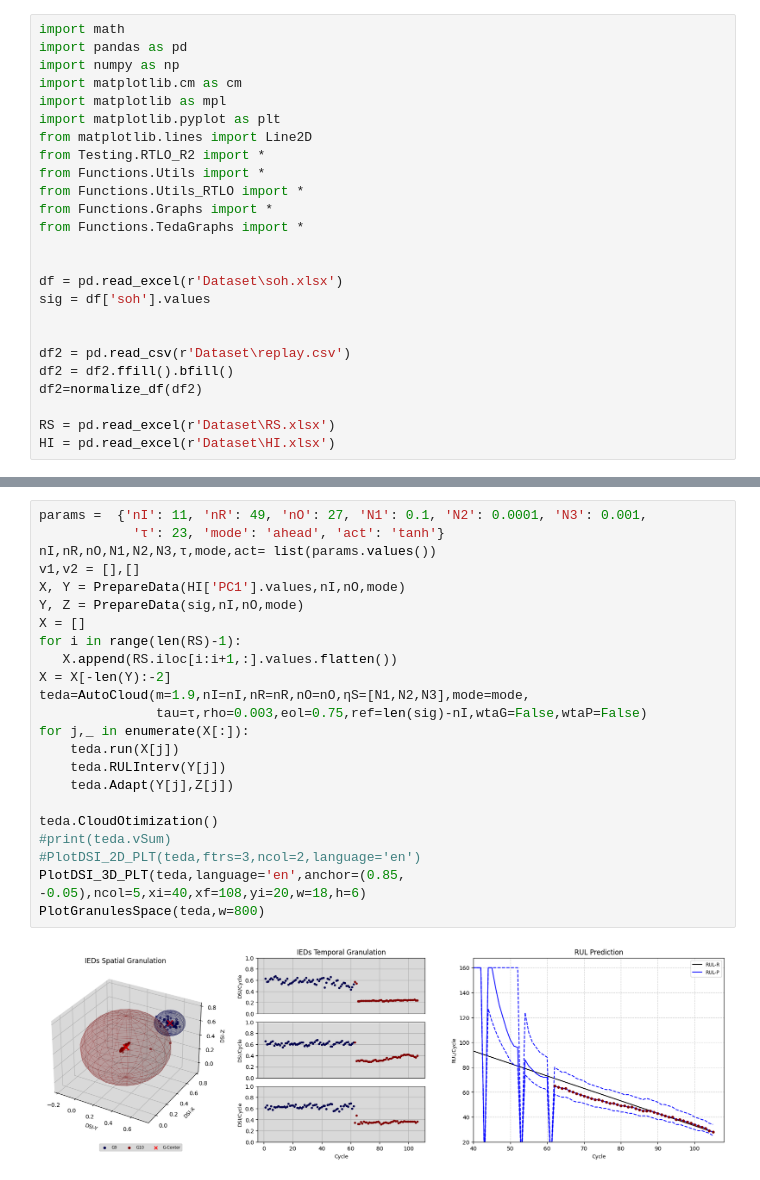
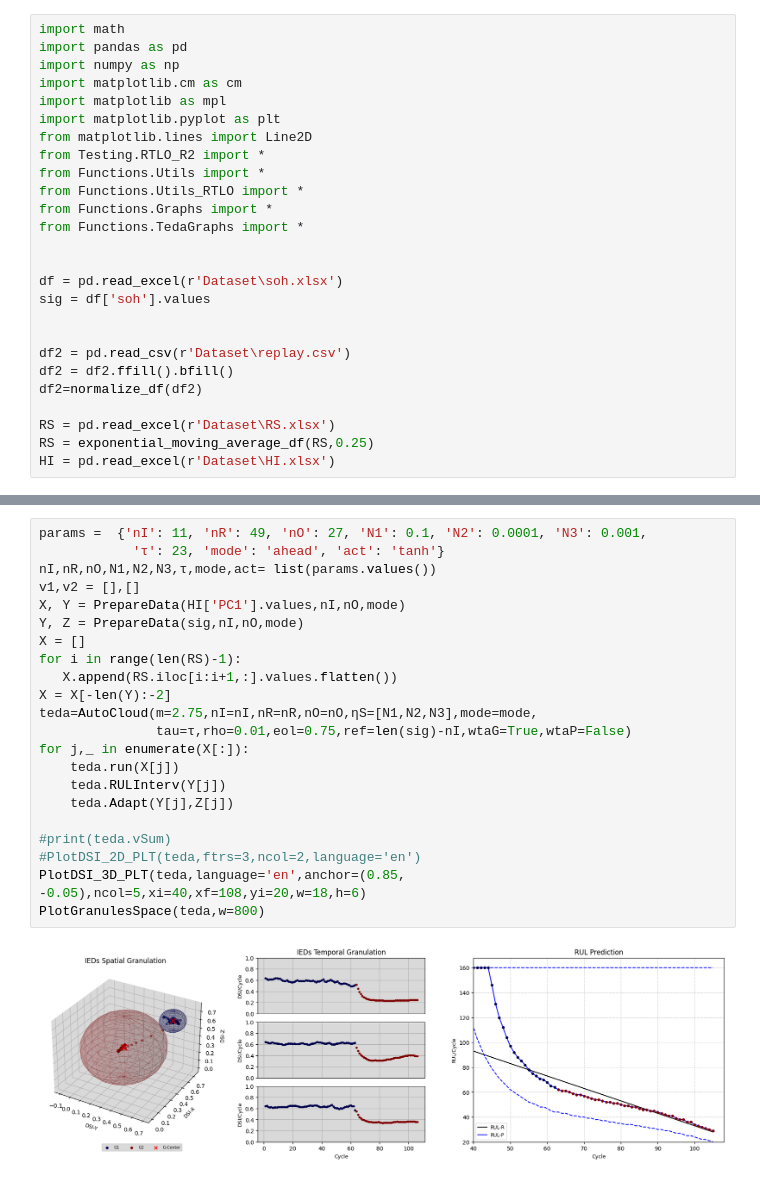
Before and after one commit to cduartes0203/Batteries_Prognostics, a Jupyter notebook: test_AutoCloudPred_R00.ipynb, the cells around one changed output, grey strips where cells are left out. Drawn from its saved outputs; the diff is of its cells as text.

```diff
--- a/test_AutoCloudPred_R00.ipynb
+++ b/test_AutoCloudPred_R00.ipynb
@@ -22,6 +22,7 @@ df2 = df2.ffill().bfill()
 df2=normalize_df(df2)
 
 RS = pd.read_excel(r'Dataset\RS.xlsx')
+RS = exponential_moving_average_df(RS,0.25)
 HI = pd.read_excel(r'Dataset\HI.xlsx')
 # %%
 def euclidian_dist(x1,x2):
@@ -556,25 +609,24 @@ class AutoCloud:
 # %%
 params =  {'nI': 11, 'nR': 49, 'nO': 27, 'N1': 0.1, 'N2': 0.0001, 'N3': 0.001,
             'τ': 23, 'mode': 'ahead', 'act': 'tanh'}
 nI,nR,nO,N1,N2,N3,τ,mode,act= list(params.values())
 v1,v2 = [],[]
 X, Y = PrepareData(HI['PC1'].values,nI,nO,mode)
 Y, Z = PrepareData(sig,nI,nO,mode)
 X = []
 for i in range(len(RS)-1):
    X.append(RS.iloc[i:i+1,:].values.flatten())
 X = X[-len(Y):-2]
-teda=AutoCloud(m=1.9,nI=nI,nR=nR,nO=nO,ηS=[N1,N2,N3],mode=mode,
-               tau=τ,rho=0.003,eol=0.75,ref=len(sig)-nI,wtaG=False,wtaP=False)
+teda=AutoCloud(m=2.75,nI=nI,nR=nR,nO=nO,ηS=[N1,N2,N3],mode=mode,
+               tau=τ,rho=0.01,eol=0.75,ref=len(sig)-nI,wtaG=True,wtaP=False)
 for j,_ in enumerate(X[:]):
     teda.run(X[j])
     teda.RULInterv(Y[j])
     teda.Adapt(Y[j],Z[j])
 
-teda.CloudOtimization()
 #print(teda.vSum)
 #PlotDSI_2D_PLT(teda,ftrs=3,ncol=2,language='en')
 PlotDSI_3D_PLT(teda,language='en',anchor=(0.85, -0.05),ncol=5,xi=40,xf=108,yi=20,w=18,h=6)
 PlotGranulesSpace(teda,w=800)
 # %% [output]
-[figure, old version]
+[figure, new version]
```
Also changed, not shown: parts of 10 cells of this notebook, 4 other files.
